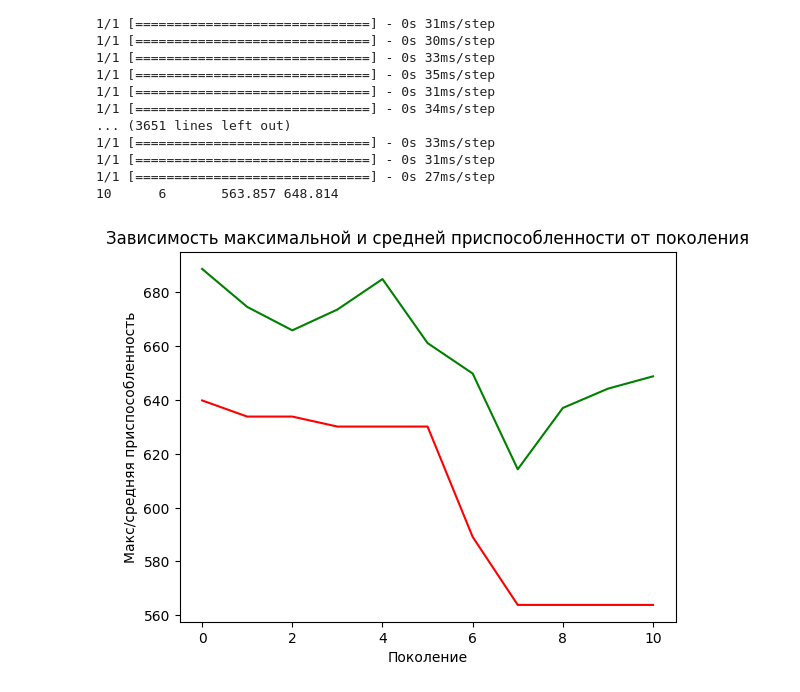
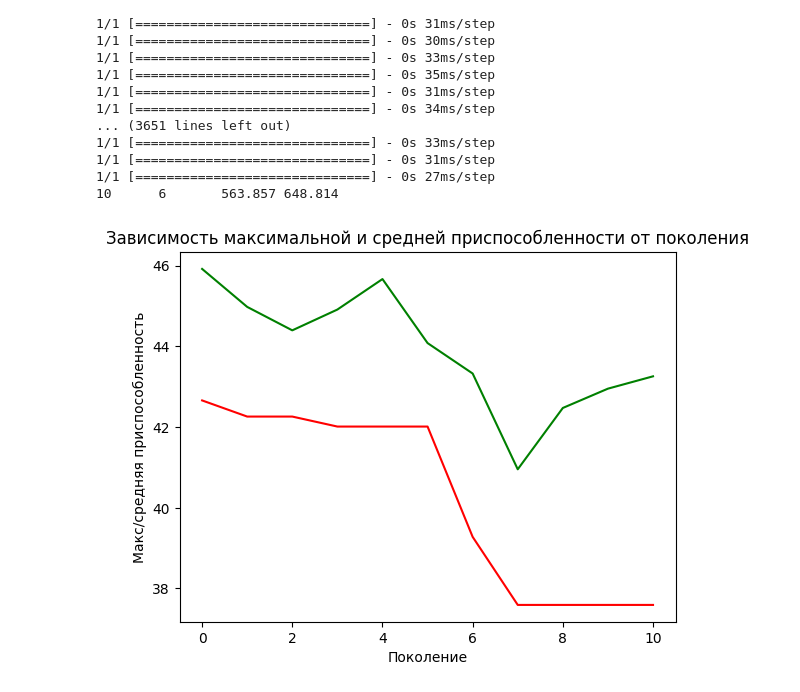
Before and after one commit to Atikin-NT/hacks-ai, a Jupyter notebook: data_sience/hypothesis_4.ipynb, the cells around one changed output. Saved outputs shown, nothing was run; the diff lists cells and outputs as text; code cells hidden in the pictures.

```diff
--- a/data_sience/hypothesis_4.ipynb
+++ b/data_sience/hypothesis_4.ipynb
@@ -461,12 +461,12 @@ population, logbook = elitism.eaSimpleWithElitism(population, toolbox,
 # %%
 maxFitnessValues, meanFitnessValues = logbook.select("min", "avg")
 # %%
-plt.plot(maxFitnessValues, color='red')
-plt.plot(meanFitnessValues, color='green')
+plt.plot(np.array(maxFitnessValues)/len(trains), color='red')
+plt.plot(np.array(meanFitnessValues)/len(trains), color='green')
 plt.xlabel('Поколение')
 plt.ylabel('Макс/средняя приспособленность')
 plt.title('Зависимость максимальной и средней приспособленности от поколения')
 
 plt.show()
 # %% [output]
-[figure, old version]
+[figure, new version]
```
Also changed, not shown: parts of 5 cells of this notebook, 3 other files.
